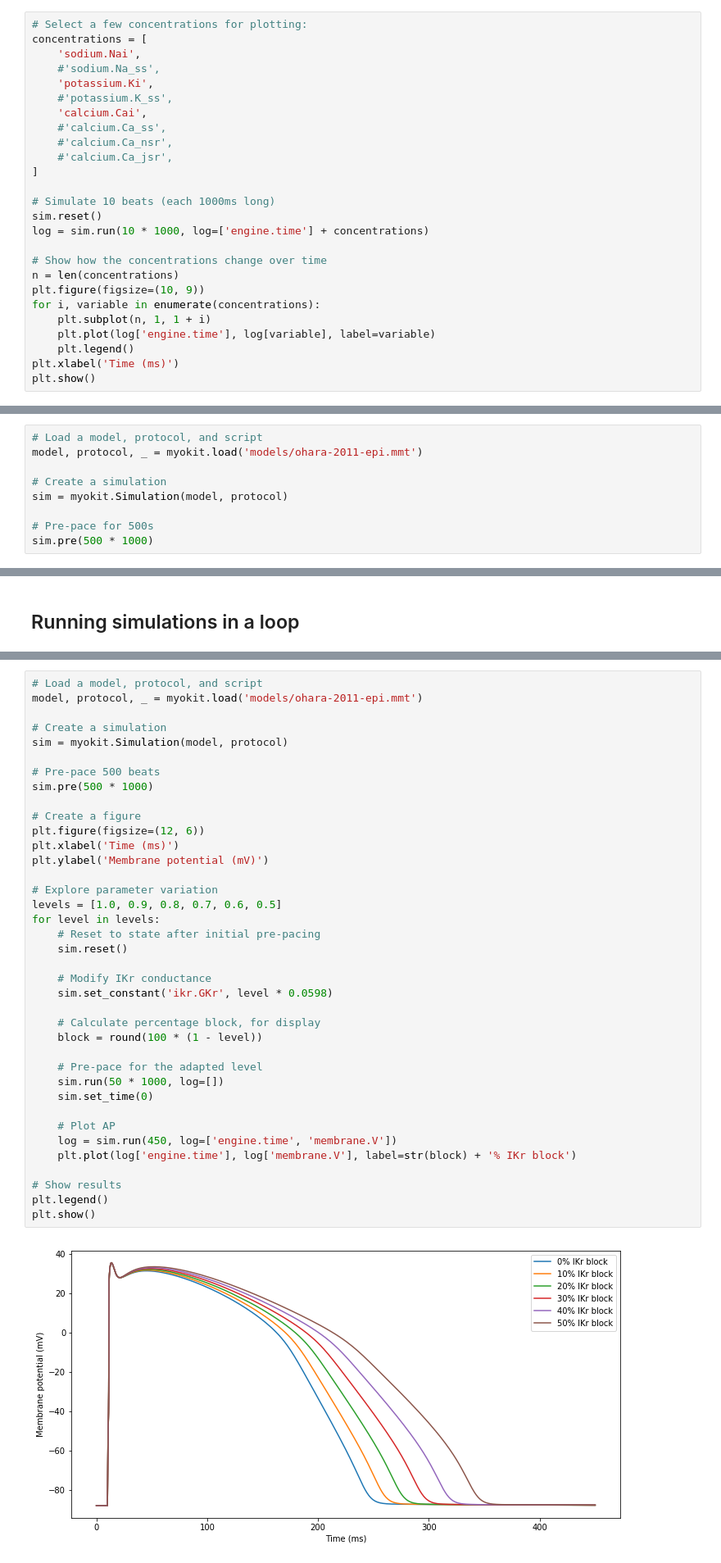
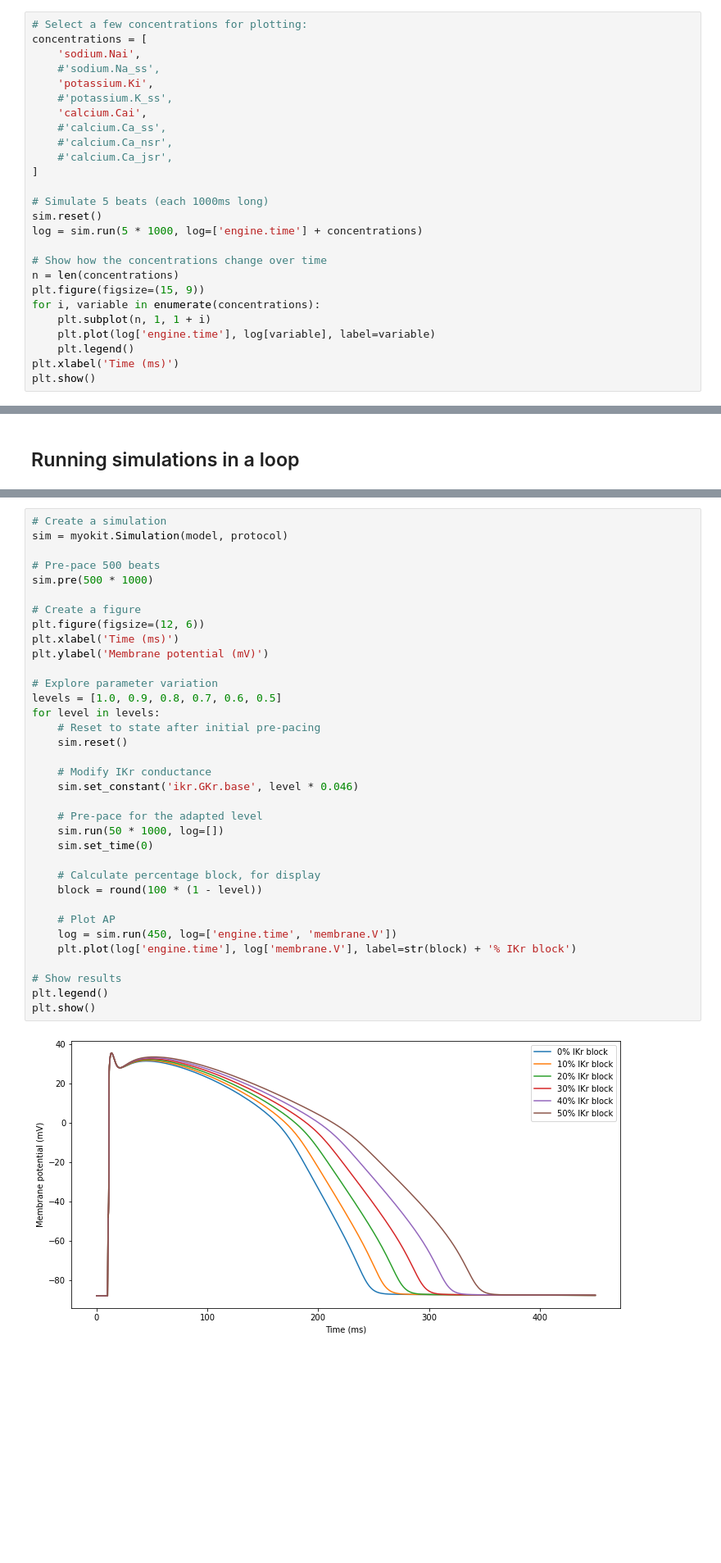
Before and after one commit to myokit/examples, a Jupyter notebook: 1-3-starting-stopping.ipynb, the cells around one changed output, grey strips where cells are left out. Shown at 82% size. Saved outputs shown, nothing was run; the diff lists cells and outputs as text; blank space fills up the shorter version.

```diff
--- a/1-3-starting-stopping.ipynb
+++ b/1-3-starting-stopping.ipynb
@@ -223,13 +245,13 @@ concentrations = [
     #'calcium.Ca_jsr',
 ]
 
-# Simulate 10 beats (each 1000ms long)
+# Simulate 5 beats (each 1000ms long)
 sim.reset()
-log = sim.run(10 * 1000, log=['engine.time'] + concentrations)
+log = sim.run(5 * 1000, log=['engine.time'] + concentrations)
 
 # Show how the concentrations change over time
 n = len(concentrations)
-plt.figure(figsize=(10, 9))
+plt.figure(figsize=(15, 9))
 for i, variable in enumerate(concentrations):
     plt.subplot(n, 1, 1 + i)
     plt.plot(log['engine.time'], log[variable], label=variable)
@@ -352,12 +377,3 @@ In the majority of cases though, modellers have taken a practical approach and s
 Because pre-pacing is so common, Myokit's simulations have a method [pre()](https://myokit.readthedocs.io/api_simulations/Simulation.html#myokit.Simulation.pre) for pre-pacing.
 
 Like the run() method, pre() takes a _duration_ as its input, for example:
-# %%
-# Load a model, protocol, and script
-model, protocol, _ = myokit.load('models/ohara-2011-epi.mmt')
-
-# Create a simulation
-sim = myokit.Simulation(model, protocol)
-
-# Pre-pace for 500s
-sim.pre(500 * 1000)
@@ -410,45 +432,42 @@ In the next example we:
 4. plot an AP
 5. reset the simulation to the sitatuation at the end of step 1, and repeat starting from step 2
 # %%
-# Load a model, protocol, and script
-model, protocol, _ = myokit.load('models/ohara-2011-epi.mmt')
-
 # Create a simulation
 sim = myokit.Simulation(model, protocol)
 
 # Pre-pace 500 beats
 sim.pre(500 * 1000)
 
 # Create a figure
 plt.figure(figsize=(12, 6))
 plt.xlabel('Time (ms)')
 plt.ylabel('Membrane potential (mV)')
 
 # Explore parameter variation
 levels = [1.0, 0.9, 0.8, 0.7, 0.6, 0.5]
 for level in levels:
     # Reset to state after initial pre-pacing
     sim.reset()
 
     # Modify IKr conductance
-    sim.set_constant('ikr.GKr', level * 0.0598)
-
-    # Calculate percentage block, for display
-    block = round(100 * (1 - level))
+    sim.set_constant('ikr.GKr.base', level * 0.046)
 
     # Pre-pace for the adapted level
     sim.run(50 * 1000, log=[])
     sim.set_time(0)
+
+    # Calculate percentage block, for display
+    block = round(100 * (1 - level))
 
     # Plot AP
     log = sim.run(450, log=['engine.time', 'membrane.V'])
     plt.plot(log['engine.time'], log['membrane.V'], label=str(block) + '% IKr block')
 
 # Show results
 plt.legend()
 plt.show()
 # %% [output]
-[figure, old version]
+[figure, new version]
 # %% [markdown]
 Note that, while we're pre-pacing now, in this example we don't actually check whether the pre-pacing has had the desired effect.
 To do this, we could simulate another beat (after `sim.run(50 * 1000, log=[])`) and e.g.
```
Also changed, not shown: parts of 35 cells of this notebook, 1 other file.
